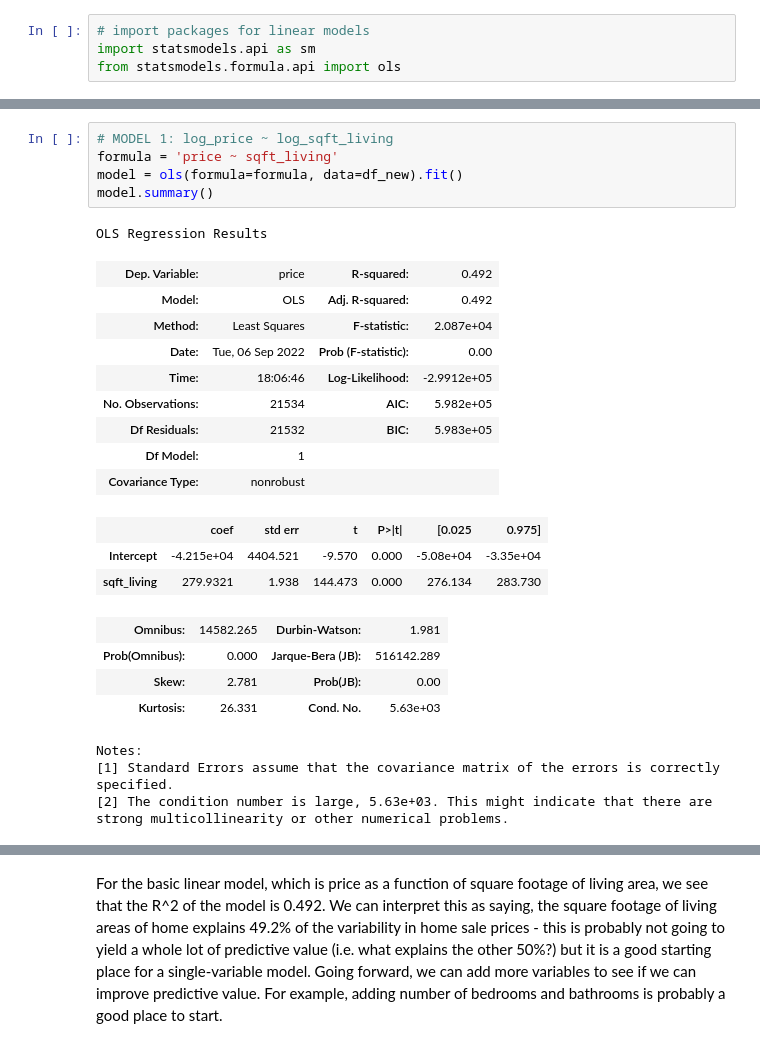
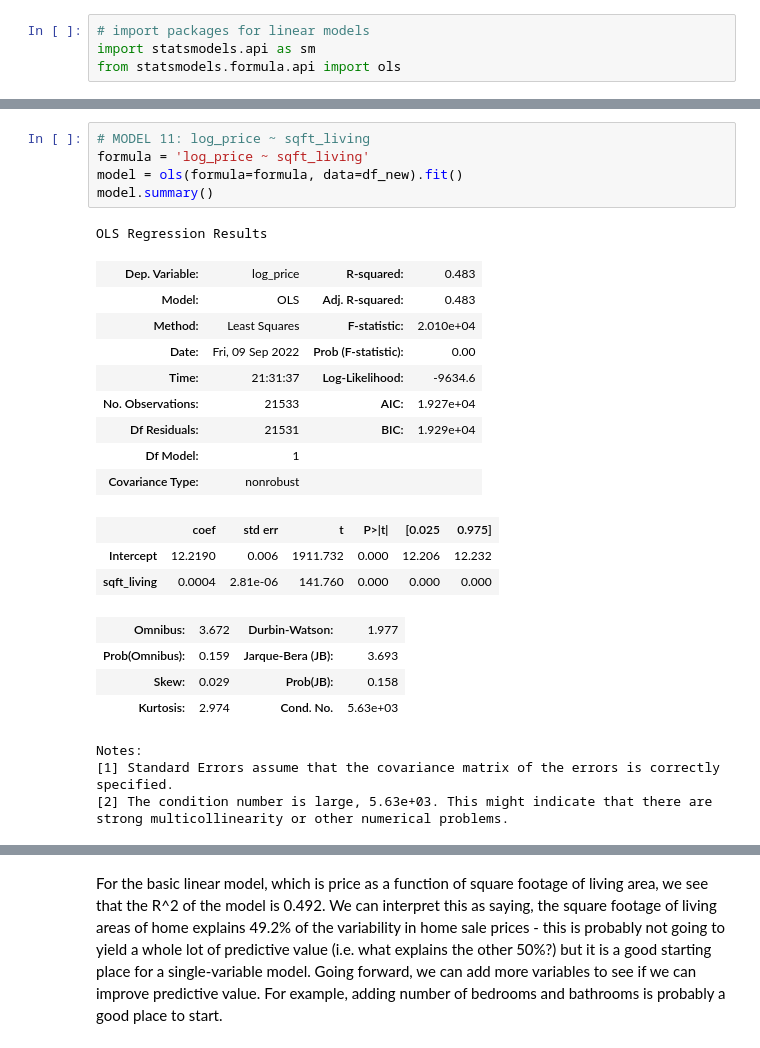
Before and after one commit to adobronyi/king_county_real_estate, a Jupyter notebook: student.ipynb, the cells around one changed output, grey strips where cells are left out. Drawn from its saved outputs; the diff is of its cells as text.

```diff
--- a/student.ipynb
+++ b/student.ipynb
@@ -424,26 +839,26 @@ from statsmodels.formula.api import ols
 # %%
-# MODEL 1: log_price ~ log_sqft_living
-formula = 'price ~ sqft_living'
+# MODEL 11: log_price ~ sqft_living
+formula = 'log_price ~ sqft_living'
 model = ols(formula=formula, data=df_new).fit()
 model.summary()
 # %% [output]
 OLS Regression Results
-| Dep. Variable: | price | R-squared: | 0.492 |
-| Model: | OLS | Adj. R-squared: | 0.492 |
-| Method: | Least Squares | F-statistic: | 2.087e+04 |
-| Date: | Tue, 06 Sep 2022 | Prob (F-statistic): | 0.00 |
-| Time: | 18:06:46 | Log-Likelihood: | -2.9912e+05 |
-| No. Observations: | 21534 | AIC: | 5.982e+05 |
-| Df Residuals: | 21532 | BIC: | 5.983e+05 |
+| Dep. Variable: | log_price | R-squared: | 0.483 |
+| Model: | OLS | Adj. R-squared: | 0.483 |
+| Method: | Least Squares | F-statistic: | 2.010e+04 |
+| Date: | Fri, 09 Sep 2022 | Prob (F-statistic): | 0.00 |
+| Time: | 21:31:37 | Log-Likelihood: | -9634.6 |
+| No. Observations: | 21533 | AIC: | 1.927e+04 |
+| Df Residuals: | 21531 | BIC: | 1.929e+04 |
 | Df Model: | 1 |  |  |
 | Covariance Type: | nonrobust |  |  |
 |  | coef | std err | t | P>|t| | [0.025 | 0.975] |
-| Intercept | -4.215e+04 | 4404.521 | -9.570 | 0.000 | -5.08e+04 | -3.35e+04 |
-| sqft_living | 279.9321 | 1.938 | 144.473 | 0.000 | 276.134 | 283.730 |
+| Intercept | 12.2190 | 0.006 | 1911.732 | 0.000 | 12.206 | 12.232 |
+| sqft_living | 0.0004 | 2.81e-06 | 141.760 | 0.000 | 0.000 | 0.000 |
-| Omnibus: | 14582.265 | Durbin-Watson: | 1.981 |
-| Prob(Omnibus): | 0.000 | Jarque-Bera (JB): | 516142.289 |
-| Skew: | 2.781 | Prob(JB): | 0.00 |
-| Kurtosis: | 26.331 | Cond. No. | 5.63e+03 |
+| Omnibus: | 3.672 | Durbin-Watson: | 1.977 |
+| Prob(Omnibus): | 0.159 | Jarque-Bera (JB): | 3.693 |
+| Skew: | 0.029 | Prob(JB): | 0.158 |
+| Kurtosis: | 2.974 | Cond. No. | 5.63e+03 |
 Notes:
 [1] Standard Errors assume that the covariance matrix of the errors is correctly specified.
 [2] The condition number is large, 5.63e+03. This might indicate that there are
```
Also changed, not shown: parts of 56 cells of this notebook.
